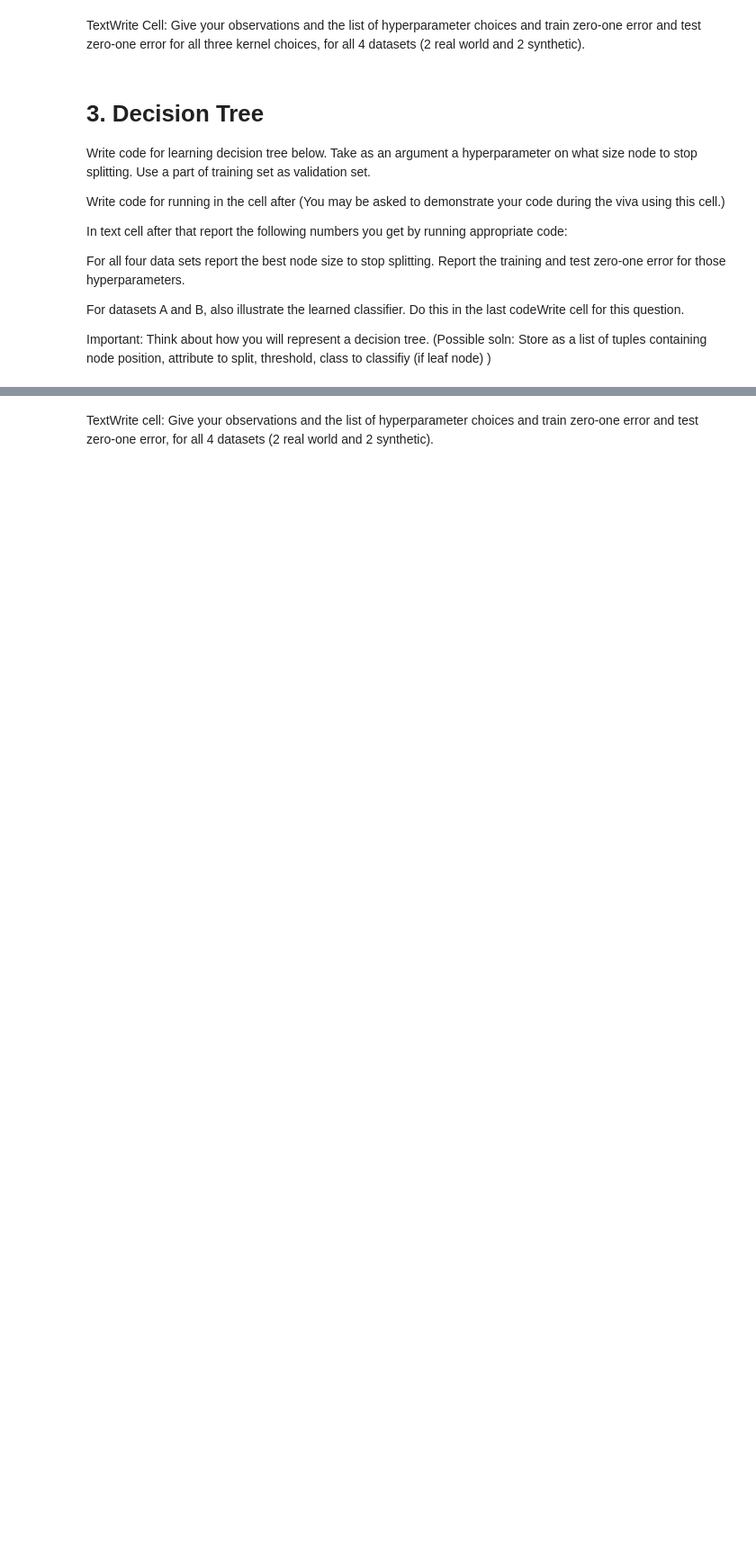
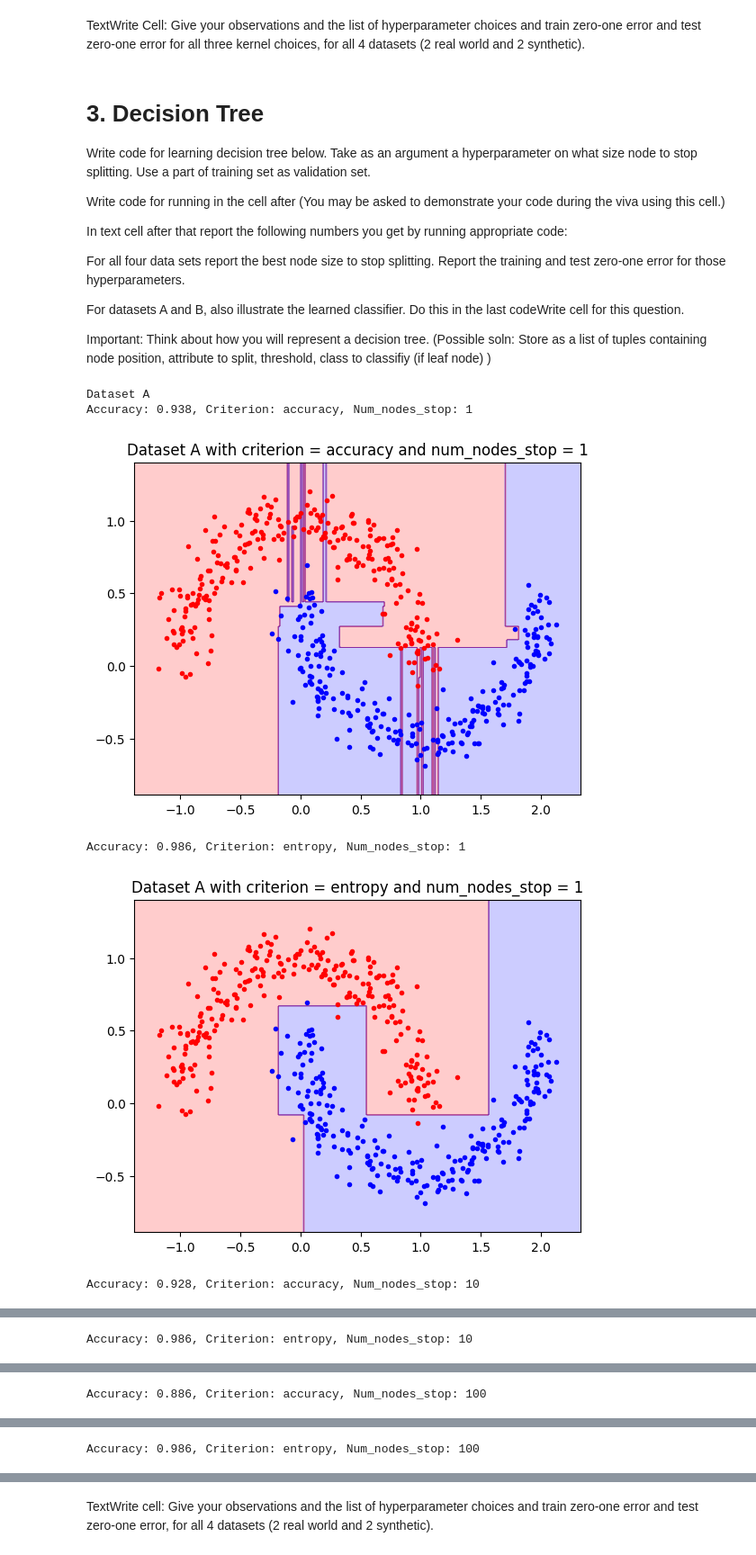
Before and after one commit to bersilin-robert1609/CS5691-PRML, a Jupyter notebook: Assignment-2/Notebook/ProgAss2_Student.ipynb, the cells around one changed output, grey strips where cells are left out. Shown at 90% size. Drawn from its saved outputs; the diff is of its cells as text; code cells hidden in the pictures; blank space fills up the shorter version.

```diff
--- a/Assignment-2/Notebook/ProgAss2_Student.ipynb
+++ b/Assignment-2/Notebook/ProgAss2_Student.ipynb
@@ -65,7 +65,7 @@ def calculate_kernel(x, y, kernel, kernel_param):
     elif kernel == 'poly':
         return (1 + np.dot(x, y)) ** kernel_param
     elif kernel == 'rbf':
-        return np.exp(-kernel_param * np.linalg.norm(x - y) ** 2)
+        return np.exp(-kernel_param * np.dot(x-y, x-y))
 
 def calculate_kernel_matrix(X, kernel, kernel_param):
     """
@@ -107,6 +107,7 @@ def train_pred_logistic_regression(X, Y, kernel='linear', reg_param=0., kernel_p
     If kernel=rbf:  K(\ u,\ v) = \ exp(-kernel_param*||\ u-\ v||^2)
     """
     kernel_X = calculate_kernel_matrix(X, kernel, kernel_param)
+    kernel_X[np.isnan(kernel_X)] = 0.0
     alpha = np.zeros(X.shape[0])
 
     assert(kernel_X.shape[1] == alpha.shape[0])
@@ -116,7 +117,7 @@ def train_pred_logistic_regression(X, Y, kernel='linear', reg_param=0., kernel_p
 
     for i in range(num_iter_gd):
         delta_R_alpha = np.zeros(alpha.shape[0])
-        alpha[np.isnan(alpha)] = 0
+        alpha[np.isnan(alpha)] = 0.0
         for j in range(X.shape[0]):
             kernel_term = kernel_X[:, j]
             exp_term = np.exp(Y[j] * np.dot(alpha, kernel_term))
@@ -243,13 +298,15 @@ For the synthetic classification datasets in 2-dimensions, also illustrate the l
 # Write SVM classifier using SKlearn
 # write only functions here
 
-def train_svm(X, Y, kernel, reg_param, kernel_param):
+def train_svm(X, Y, kernel='rbf', reg_param=1.0, kernel_param=1.0):
     """
     Train SVM classifier using sklearn.svm.SVC
     """
-    clf = svm.SVC(kernel=kernel, C=reg_param, coef0=1.0, degree=kernel_param, gamma=1.0)
+    clf = svm.SVC(kernel=kernel, C=reg_param)
     if kernel == 'rbf':
         clf.set_params(**{'gamma': kernel_param})
+    elif kernel == 'poly':
+        clf.set_params(**{'degree': kernel_param, 'coef0': 1.0})
     clf.fit(X, Y)
     return clf
 
@@ -378,0 +560,42 @@ def eval_decision_tree(tree, test_X):
+# %%
+# CodeWrite cell
+# Write code here for doing validation to find the best hyperparameters (i.e. num_nodes_stop)
+# Also Generate the numbers that you report below.
+# Repeat with criterion set to entropy also.
+
+def plot(tree, X_test, Y_test, criterion, num_nodes_stop, dataset):
+    minX, maxX = np.min(X_test[:, 0]), np.max(X_test[:, 0])
+    minY, maxY = np.min(X_test[:, 1]), np.max(X_test[:, 1])
+
+    X, Y = np.meshgrid(np.linspace(minX - 0.2, maxX + 0.2, 300), np.linspace(minY - 0.2, maxY + 0.2, 300))
+    Z = np.array([tree.predict(np.array([x, y])) for x, y in zip(np.ravel(X), np.ravel(Y))])
+    Z = Z.reshape(X.shape)
+    plt.contourf(X, Y, Z, alpha=0.2, colors=['red', 'blue'])
+    plt.title('{} with criterion = {} and num_nodes_stop = {}'.format(dataset, criterion, num_nodes_stop))
+    plt.scatter(X_test[Y_test == 1, 0], X_test[Y_test == 1, 1], color='blue', marker='.', label='Class 1')
+    plt.scatter(X_test[Y_test == -1, 0], X_test[Y_test == -1, 1], color='red', marker='.', label='Class -1')
+    plt.show()
+
+for a in ['A', 'B', 'C', 'D']:
+    data = np.load("../../Data/dataset_{}.npz".format(a))
+    X_train, Y_train = data['arr_0'], data['arr_1']
+    X_test, Y_test = data['arr_2'], data['arr_3']
+    print('Dataset {}'.format(a))
+
+    num_nodes_stops = [1, 10, 100]
+    criterions = ['accuracy', 'entropy']
+    for num_nodes_stop in num_nodes_stops:
+        for criterion in criterions:
+            tree = train_decision_tree(X_train, Y_train, num_nodes_stop, criterion)
+            Y_pred = eval_decision_tree(tree, X_test)
+            accuracy = np.mean(Y_pred == Y_test)
+            print("Accuracy: {}, Criterion: {}, Num_nodes_stop: {}".format(accuracy, criterion, num_nodes_stop))
+            if a == 'A' or a == 'B':
+                plot(tree, X_test, Y_test, criterion, num_nodes_stop, "Dataset {}".format(a))
+# %% [output]
+Dataset A
+Accuracy: 0.938, Criterion: accuracy, Num_nodes_stop: 1
+[figure, added]
+Accuracy: 0.986, Criterion: entropy, Num_nodes_stop: 1
+[figure, added]
+Accuracy: 0.928, Criterion: accuracy, Num_nodes_stop: 10
@@ -378,0 +603 @@ def eval_decision_tree(tree, test_X):
+Accuracy: 0.986, Criterion: entropy, Num_nodes_stop: 10
@@ -378,0 +605 @@ def eval_decision_tree(tree, test_X):
+Accuracy: 0.886, Criterion: accuracy, Num_nodes_stop: 100
@@ -378,0 +607 @@ def eval_decision_tree(tree, test_X):
+Accuracy: 0.986, Criterion: entropy, Num_nodes_stop: 100
```
Also changed, not shown: parts of 13 cells of this notebook, 8 other files.
